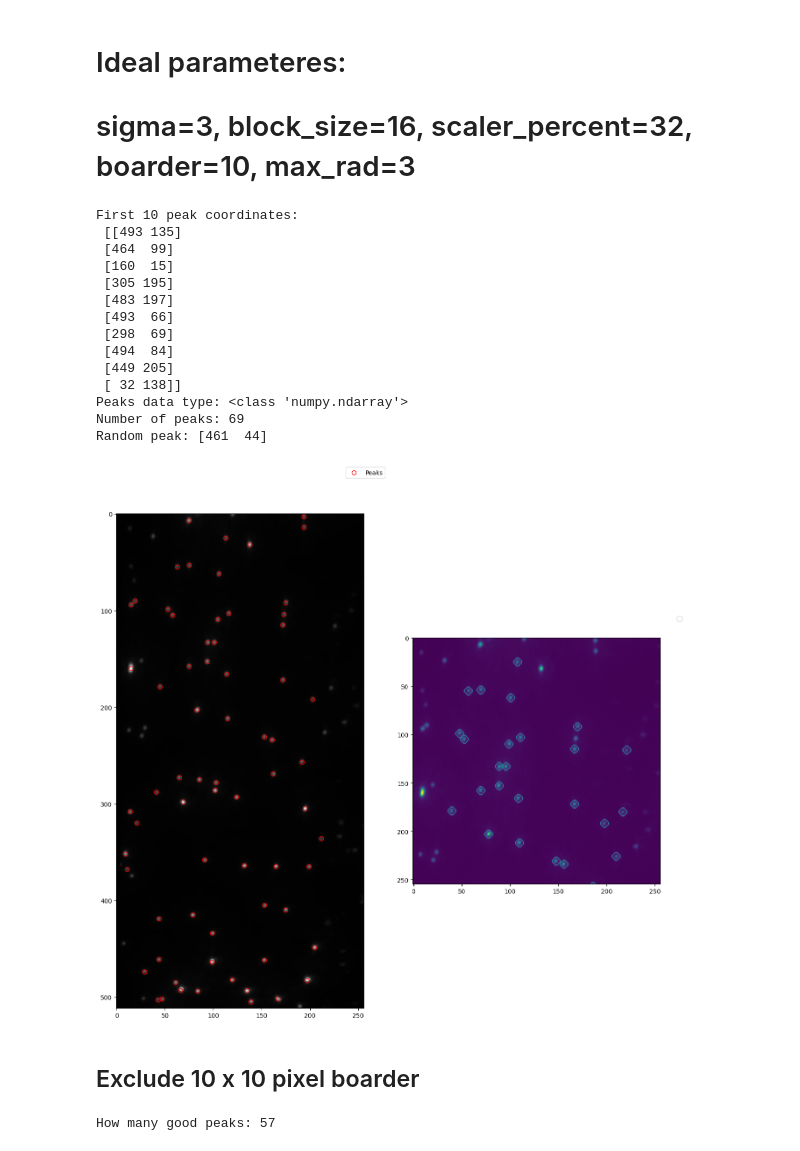
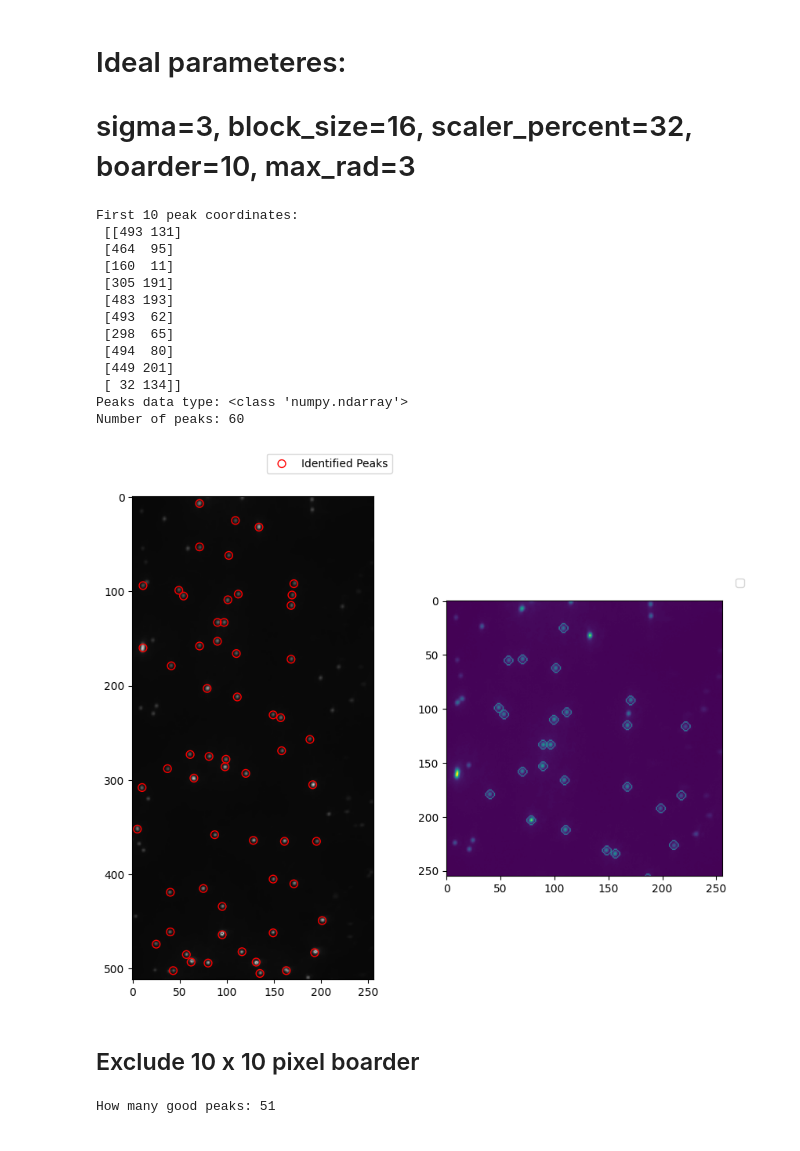
Before and after one commit to ljhason/smImaging-Exploration, a Jupyter notebook: Channel Mapping/find_peaks_ch1.ipynb, the cells around one changed output. Cells and saved outputs as stored; diff of their text form; code cells hidden in the pictures.

Commit message:
Fixed find_peaks_IDL function, need to ammend MAPS

```diff
--- a/Channel Mapping/find_peaks_ch1.ipynb
+++ b/Channel Mapping/find_peaks_ch1.ipynb
@@ -45,0 +36,13 @@ Average CH1 Frame Data- dType: uint8
+# %%
+#Display Average frame using matplotlib
+image_CH1 = io.imread(CH1_img_path)
+
+fig, axes = plt.subplots(1, 2, figsize=(10,10))
+axes[0].imshow(image_CH1, cmap='gray')
+axes[0].set_title('CH1 Image: From Image')
+
+
+axes[1].imshow(avg_frame_data_CH1, cmap='gray')
+axes[1].set_title('CH1 Image: From Arr')
+
+plt.show()
@@ -51,43 +101,41 @@ peaks_coords_IDL_CH1 = find_peaks_scipy_IDL(CH1_img_path)[0]
 print(f"First 10 peak coordinates:\n {peaks_coords_IDL_CH1[:10]}")
 print(f"Peaks data type: {type(peaks_coords_IDL_CH1)}")
 print(f"Number of peaks: {len(peaks_coords_IDL_CH1)}")
-print(f"Random peak: {peaks_coords_IDL_CH1[-35]}")
 # %% [output]
 First 10 peak coordinates:
- [[493 135]
- [464  99]
- [160  15]
- [305 195]
- [483 197]
- [493  66]
- [298  69]
- [494  84]
- [449 205]
- [ 32 138]]
+ [[493 131]
+ [464  95]
+ [160  11]
+ [305 191]
+ [483 193]
+ [493  62]
+ [298  65]
+ [494  80]
+ [449 201]
+ [ 32 134]]
 Peaks data type: <class 'numpy.ndarray'>
-Number of peaks: 69
-Random peak: [461  44]
+Number of peaks: 60
 # %%
 #Displaying CH1 image alongside IDL CH1 image from dropbox
-f, axes = plt.subplots(1, 2, figsize=(16, 16))
+f, axes = plt.subplots(1, 2, figsize=(10, 8))
 
 axes[0].imshow(image_CH1, cmap="grey")
-axes[0].scatter(peaks_coords_IDL_CH1[:, 1], peaks_coords_IDL_CH1[:, 0], s=50, facecolors='none', edgecolors='r', label='Peaks')
+axes[0].scatter(peaks_coords_IDL_CH1[:, 1], peaks_coords_IDL_CH1[:, 0], s=50, facecolors='none', edgecolors='r', label='Identified Peaks')
 axes[0].legend(loc='upper right', bbox_to_anchor=(1.1, 1.1))
 
 #display ../pma files/hel1_ave_LF_Circ.tif next to plt.imshow(image) side by side
 axes[1].imshow(hel1_ave_image[:, :256])
 axes[1].legend(loc='upper right', bbox_to_anchor=(1.1, 1.1))
 plt.show()
 # %% [output]
-[figure, old version]
+[figure, new version]
 # %% [markdown]
 ## Exclude 10 x 10 pixel boarder
 # %%
 print(f"How many good peaks: {len(good_peak_finder(CH1_img_path)[0])}")
 # print(f"First Good Peak: {good_peak_finder(CH1_img_path)[0][0]}")
 # %% [output]
-How many good peaks: 57
+How many good peaks: 51
 # %%
 #Testing
 good_peaks, bad_peaks = good_peak_finder(CH1_img_path)
```
Also changed, not shown: parts of 10 cells of this notebook, 6 other files.
